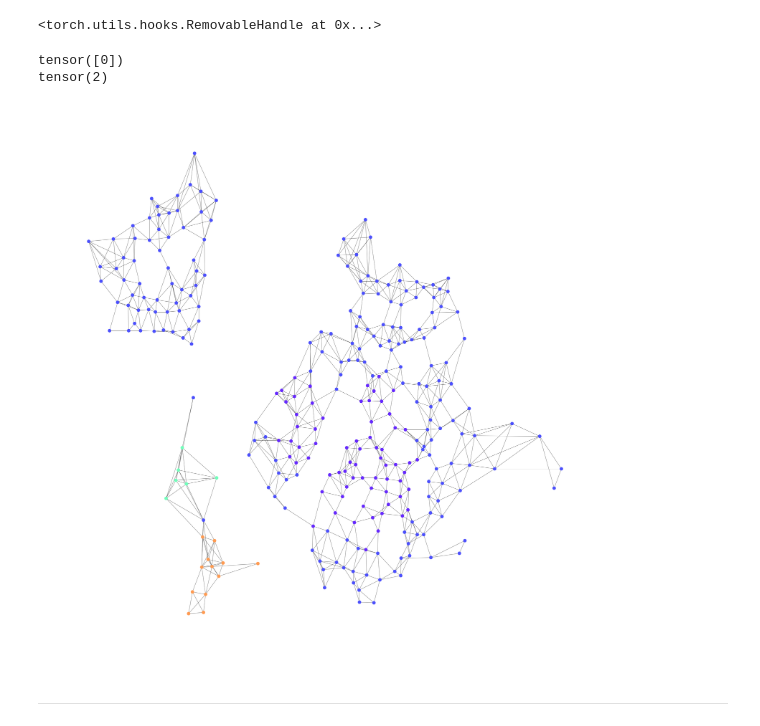
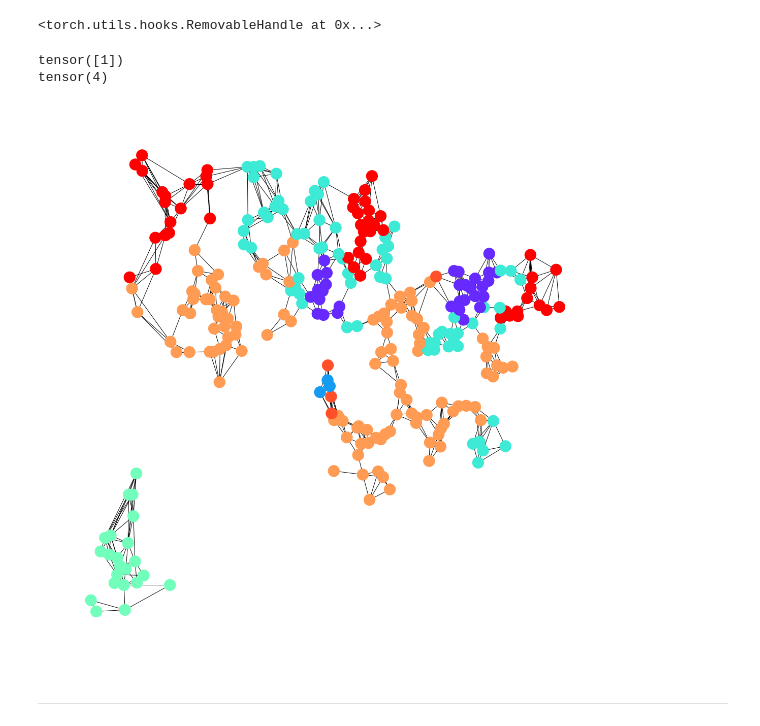
Before and after one commit to A-F-V/XAI-Cancer-Diagnosis, a Jupyter notebook: notebooks/explainability/GCExplainer.ipynb, the cells around one changed output. Cells and saved outputs as stored; diff of their text form; code cells hidden in the pictures.

```diff
--- a/notebooks/explainability/GCExplainer.ipynb
+++ b/notebooks/explainability/GCExplainer.ipynb
@@ -139,11 +139,11 @@ def cluster(obs,means,k):
         clusters[nearest_mean(x,means)].append(i)
     return clusters
 # %%
+from sklearn.cluster import KMeans,MiniBatchKMeans
 
-from scipy.cluster.vq import kmeans
 import numpy as np
 k_small = 6
-k_large = 20
+k_large = 200
 
 tsne_size = 10000
 
@@ -155,8 +155,8 @@ def whiten(obs):
     return (obs - mu)/sigma
 
 obs_white = whiten(obs)
-means_small,_ = kmeans(obs_white,k_or_guess=k_small)
-means_large,_ = kmeans(obs_white,k_or_guess=k_large)
+means_small = MiniBatchKMeans(n_clusters= k_small).fit(obs_white).cluster_centers_
+means_large = MiniBatchKMeans(n_clusters=k_large).fit(obs_white).cluster_centers_
 
 
 
@@ -292,15 +296,15 @@ def vizualize_concept_graph(graph,means,k):
     g = Data(x=x,edge_index=edge_index,pos=pos)
     G = to_networkx(graph,to_undirected=True)
 
-    f,ax = plt.subplots(1,1,figsize=(70,70))
+    f,ax = plt.subplots(1,1,figsize=(20,20))
     nx.draw(G,pos=pos,node_color=node_colours,node_size=500)
     plt.show()
 # %%
-vizualize_concept_graph(next(iter(train_loader)),means_large,k_large)
+vizualize_concept_graph(train_loader.dataset[140],means_large,k_large)
 # %% [output]
-tensor([0])
-tensor(2)
+tensor([1])
+tensor(4)
-[figure, old version]
+[figure, new version]
 # %% [markdown]
 ---
 # %%
```
Also changed, not shown: parts of 20 cells of this notebook, 1 other file.
